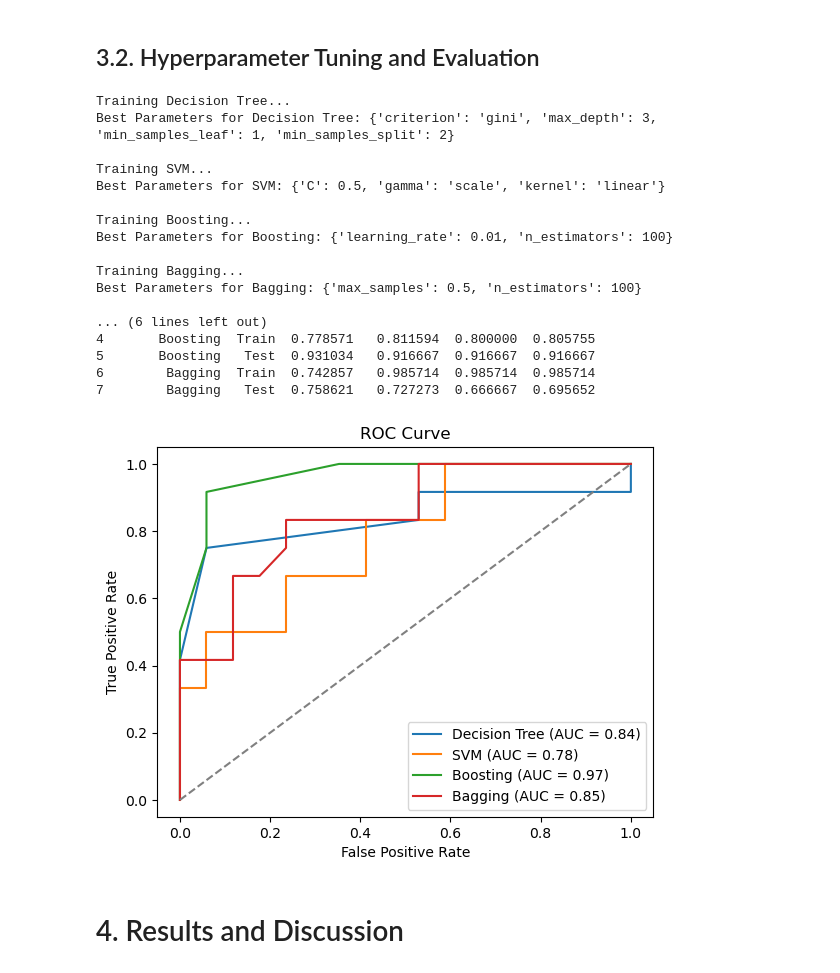
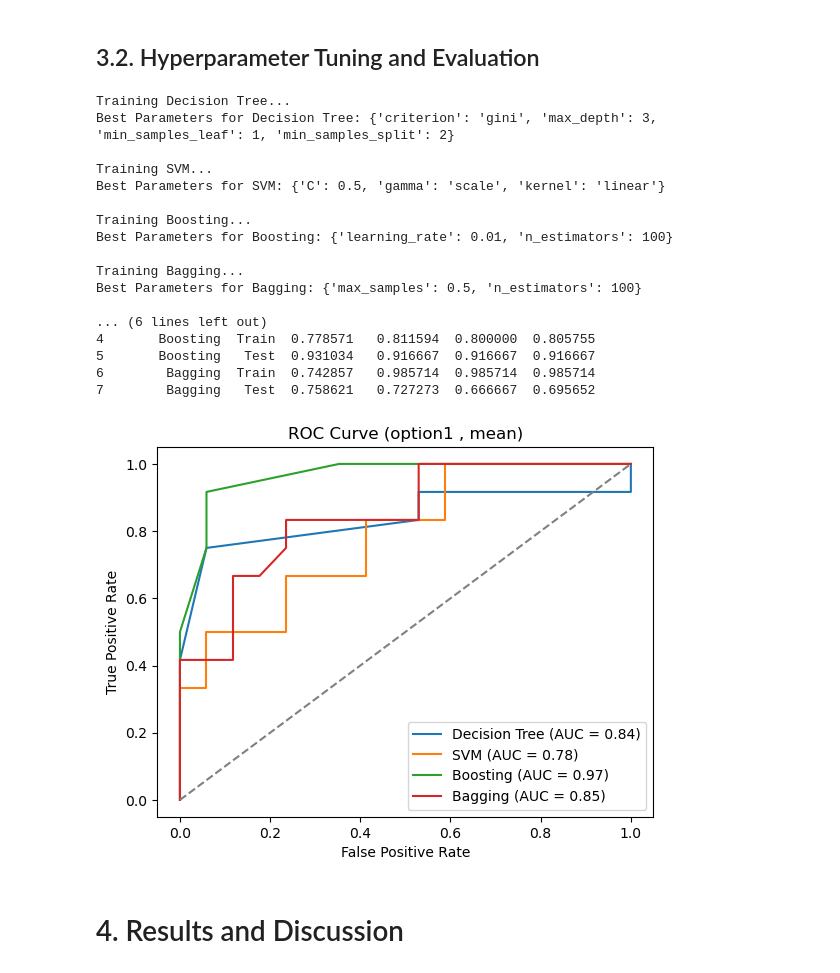
Before and after one commit to matinrnz/Bone-Marrow-Transplant-Data-Mining-Project, a Jupyter notebook: Bone_Marrow_Transplant_Data_Mining.ipynb, the cells around one changed output. Drawn from its saved outputs; the diff is of its cells as text; code cells hidden in the pictures.

Commit message:
Added Plot Name

```diff
--- a/Bone_Marrow_Transplant_Data_Mining.ipynb
+++ b/Bone_Marrow_Transplant_Data_Mining.ipynb
@@ -474,36 +472,36 @@ for model_name, model in models.items():
         plt.plot(fpr, tpr, label=f"{model_name} (AUC = {auc(fpr, tpr):.2f})")
 
 # Display results as a table
 results_df = pd.DataFrame(results)
 print(f"\nModel Performance Summary ({COLUMN_DROPPING_OPTION} , {IMPUTATION_METHOD}):")
 print(results_df)
 
-# # Finalize and show ROC (Receiver Operating Characteristic) curve
+# Finalize and show ROC (Receiver Operating Characteristic) curve
 plt.plot([0, 1], [0, 1], linestyle="--", color="gray")
 plt.xlabel('False Positive Rate')
 plt.ylabel('True Positive Rate')
-plt.title('ROC Curve')
+plt.title(f'ROC Curve ({COLUMN_DROPPING_OPTION} , {IMPUTATION_METHOD})')
 plt.legend(loc='best')
 plt.show()
 # %% [output]
 Training Decision Tree...
 Best Parameters for Decision Tree: {'criterion': 'gini', 'max_depth': 3, 'min_samples_leaf': 1, 'min_samples_split': 2}
 
 Training SVM...
 Best Parameters for SVM: {'C': 0.5, 'gamma': 'scale', 'kernel': 'linear'}
 
 Training Boosting...
 Best Parameters for Boosting: {'learning_rate': 0.01, 'n_estimators': 100}
 
 Training Bagging...
 Best Parameters for Bagging: {'max_samples': 0.5, 'n_estimators': 100}
 
 ... (6 lines left out)
 4       Boosting  Train  0.778571   0.811594  0.800000  0.805755
 5       Boosting   Test  0.931034   0.916667  0.916667  0.916667
 6        Bagging  Train  0.742857   0.985714  0.985714  0.985714
 7        Bagging   Test  0.758621   0.727273  0.666667  0.695652
-[figure, old version]
+[figure, new version]
 # %% [markdown]
 # 4. Results and Discussion
 # %% [markdown]
```
Also changed, not shown: parts of 2 cells of this notebook.
